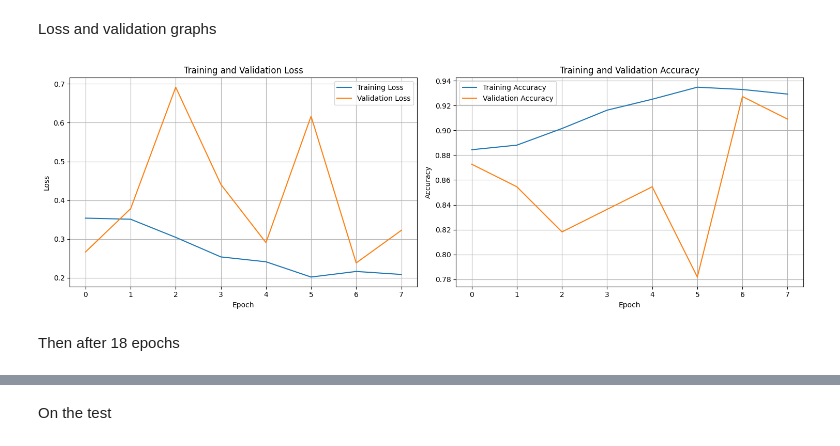
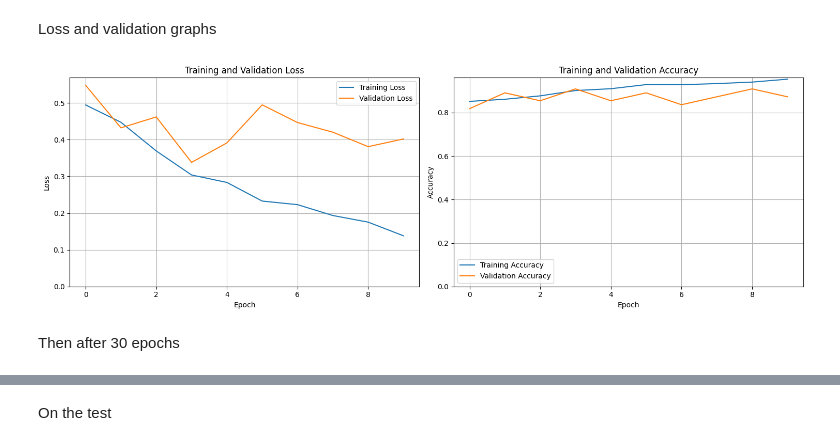
Before and after one commit to AlessiaLeoFolliero/Algorithms-for-Massive-Data--Leaves-classification, a Jupyter notebook: Copia_di_Leaves_seconda_prova.ipynb, the cells around one changed output, grey strips where cells are left out. Saved outputs shown, nothing was run; the diff lists cells and outputs as text; code cells hidden in the pictures.

```diff
--- a/Copia_di_Leaves_seconda_prova.ipynb
+++ b/Copia_di_Leaves_seconda_prova.ipynb
@@ -290,7 +290,7 @@ Data normalization and augmentation
 tv_datagenerat = ImageDataGenerator(
     rescale=1.0 / 255,  # Rescale pixel values to the range [0, 1]
     zoom_range=0.2,
-    horizontal_flip=False,
+    horizontal_flip=False
 )
 test_datagen=ImageDataGenerator(rescale=1.0/255)
 # %% [markdown]
@@ -410,13 +406,12 @@ def My_Cnn(param):
 
   ###Second Layer
   model.add(Conv2D(filters=param.Int('conv2_filter', min_value=32, max_value=128, step=16),kernel_size=(3,3),activation='relu',input_shape=(256,256,1),padding="same"))
-  model.add(MaxPool2D(pool_size=(2,2)))
+  model.add(MaxPool2D(pool_size=(2,2), padding='same'))
   model.add(Dropout(param.Float('drop_2', min_value=0.0, max_value=0.3, step=0.05)))
 
   ###Third Layer
   model.add(Conv2D(filters=param.Int('conv3_filter', min_value=32, max_value=128, step=16),kernel_size=(3,3),activation='relu',input_shape=(256,256,1),padding="same"))
-  model.add(MaxPool2D(pool_size=(2,2)))
-  model.add(LeakyReLU(alpha=param.Float('Leaky_3', min_value=0.0, max_value=0.3, step=0.05)))
+  model.add(MaxPool2D(pool_size=(2,2), padding='same'))
   model.add(Dropout(param.Float('drop_3', min_value=0.0, max_value=0.3, step=0.05)))
 
   #adding fully connected layer
@@ -438,8 +433,8 @@ Hyperparameter tuning with keras tuner
 # %%
 tuner_r = keras_tuner.RandomSearch(My_Cnn,
   objective='val_accuracy',
-  max_trials=2,
-  executions_per_trial=2,
+  max_trials=3,
+  executions_per_trial=3,
   directory='keras_tuner',
   project_name='leaves',
   overwrite=True)
@@ -502,3 +515,3 @@ _________________________________________________________________
 # %%
-mm=model.fit(train_generator, validation_data = valid_generator, epochs=8)
+mm=model.fit(train_generator, validation_data = valid_generator, epochs=10)
 # %% [output]
@@ -523,33 +550,35 @@ val_loss = mm.history['val_loss']
 accuracy = mm.history['accuracy']
 val_accuracy = mm.history['val_accuracy']
 
 # Create a figure with two subplots side by side
 plt.figure(figsize=(15, 5))
 
 # First plot (Loss)
 plt.subplot(1, 2, 1)
 plt.plot(loss, label='Training Loss')
 plt.plot(val_loss, label='Validation Loss')
 plt.xlabel('Epoch')
 plt.ylabel('Loss')
 plt.title('Training and Validation Loss')
 plt.legend()
 plt.grid(True)
+plt.ylim(bottom=0)
 
 # Second plot (Accuracy)
 plt.subplot(1, 2, 2)
 plt.plot(accuracy, label='Training Accuracy')
 plt.plot(val_accuracy, label='Validation Accuracy')
 plt.xlabel('Epoch')
 plt.ylabel('Accuracy')
 plt.title('Training and Validation Accuracy')
 plt.legend()
 plt.grid(True)
+plt.ylim(bottom=0)
 
 # Adjust the layout to prevent overlapping and avoid overlapping
 plt.tight_layout()
 plt.show()
 # %% [output]
-[figure, old version]
+[figure, new version]
 # %% [markdown]
-Then after 18 epochs
+Then after 30 epochs
```
Also changed, not shown: parts of 31 cells of this notebook.
